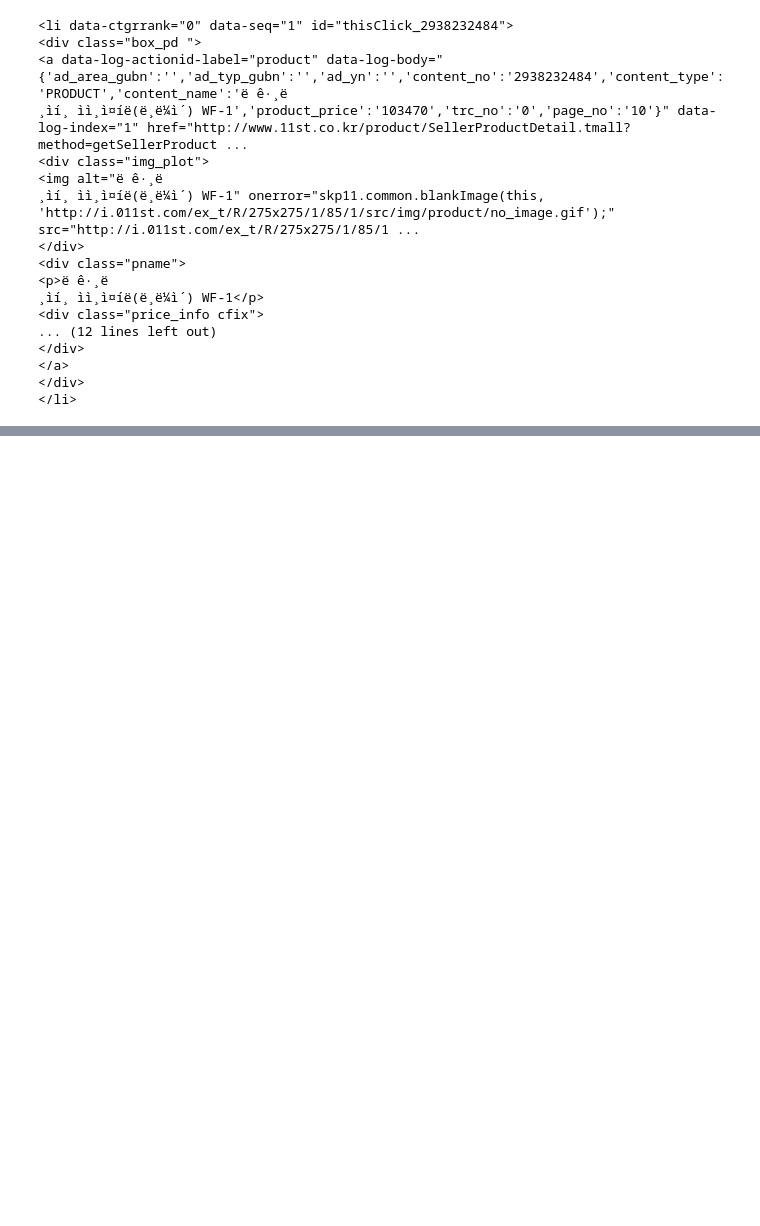
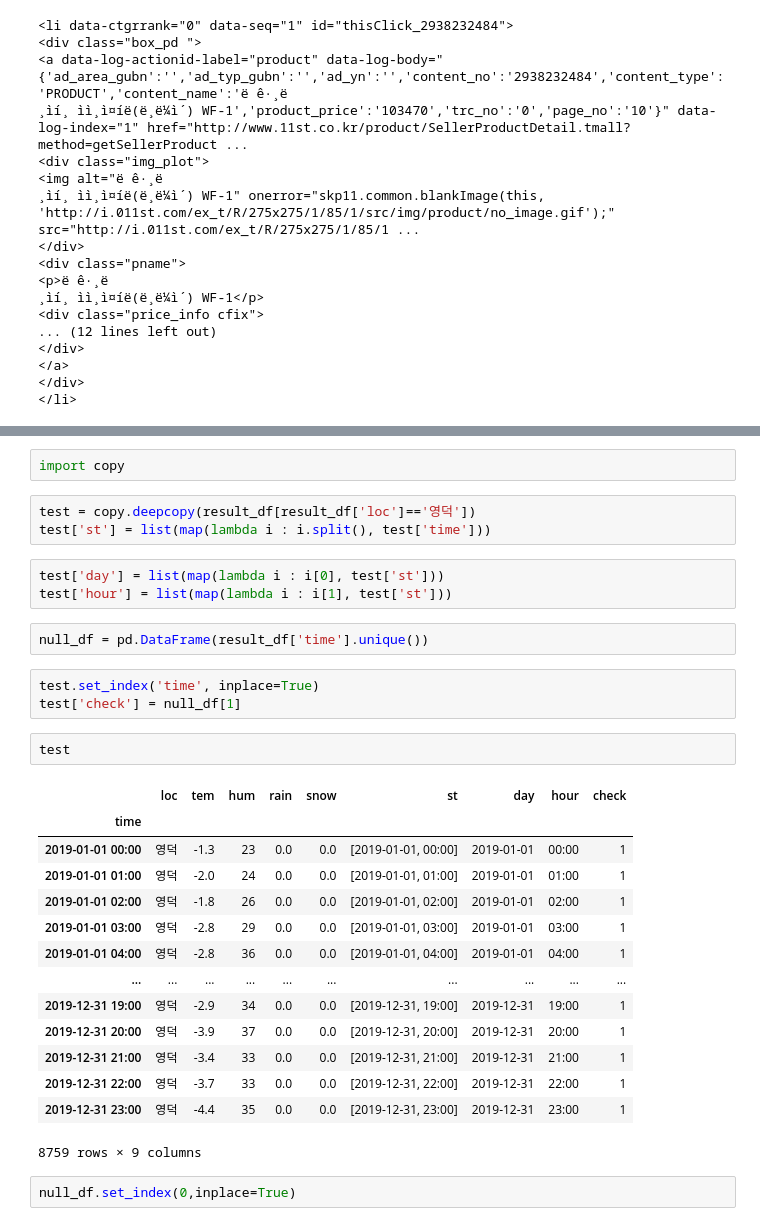
Before and after one commit to devsosin/big_contest, a Jupyter notebook: a.ipynb, the cells around one changed output, grey strips where cells are left out. Drawn from its saved outputs; the diff is of its cells as text; blank space fills up the shorter version.

```diff
--- a/a.ipynb
+++ b/a.ipynb
@@ -136,0 +198,32 @@ sp.select('li')[0]
+# %%
+import copy
+# %%
+test = copy.deepcopy(result_df[result_df['loc']=='영덕'])
+test['st'] = list(map(lambda i : i.split(), test['time']))
+# %%
+test['day'] = list(map(lambda i : i[0], test['st']))
+test['hour'] = list(map(lambda i : i[1], test['st']))
+# %%
+null_df = pd.DataFrame(result_df['time'].unique())
+# %%
+test.set_index('time', inplace=True)
+test['check'] = null_df[1]
+# %%
+test
+# %% [output]
+|  | loc | tem | hum | rain | snow | st | day | hour | check |
+| time |  |  |  |  |  |  |  |  |  |
+| 2019-01-01 00:00 | 영덕 | -1.3 | 23 | 0.0 | 0.0 | [2019-01-01, 00:00] | 2019-01-01 | 00:00 | 1 |
+| 2019-01-01 01:00 | 영덕 | -2.0 | 24 | 0.0 | 0.0 | [2019-01-01, 01:00] | 2019-01-01 | 01:00 | 1 |
+| 2019-01-01 02:00 | 영덕 | -1.8 | 26 | 0.0 | 0.0 | [2019-01-01, 02:00] | 2019-01-01 | 02:00 | 1 |
+| 2019-01-01 03:00 | 영덕 | -2.8 | 29 | 0.0 | 0.0 | [2019-01-01, 03:00] | 2019-01-01 | 03:00 | 1 |
+| 2019-01-01 04:00 | 영덕 | -2.8 | 36 | 0.0 | 0.0 | [2019-01-01, 04:00] | 2019-01-01 | 04:00 | 1 |
+| ... | ... | ... | ... | ... | ... | ... | ... | ... | ... |
+| 2019-12-31 19:00 | 영덕 | -2.9 | 34 | 0.0 | 0.0 | [2019-12-31, 19:00] | 2019-12-31 | 19:00 | 1 |
+| 2019-12-31 20:00 | 영덕 | -3.9 | 37 | 0.0 | 0.0 | [2019-12-31, 20:00] | 2019-12-31 | 20:00 | 1 |
+| 2019-12-31 21:00 | 영덕 | -3.4 | 33 | 0.0 | 0.0 | [2019-12-31, 21:00] | 2019-12-31 | 21:00 | 1 |
+| 2019-12-31 22:00 | 영덕 | -3.7 | 33 | 0.0 | 0.0 | [2019-12-31, 22:00] | 2019-12-31 | 22:00 | 1 |
+| 2019-12-31 23:00 | 영덕 | -4.4 | 35 | 0.0 | 0.0 | [2019-12-31, 23:00] | 2019-12-31 | 23:00 | 1 |
+8759 rows × 9 columns
+# %%
+null_df.set_index(0,inplace=True)
```
Also changed, not shown: parts of 16 cells of this notebook, 10 other files.
